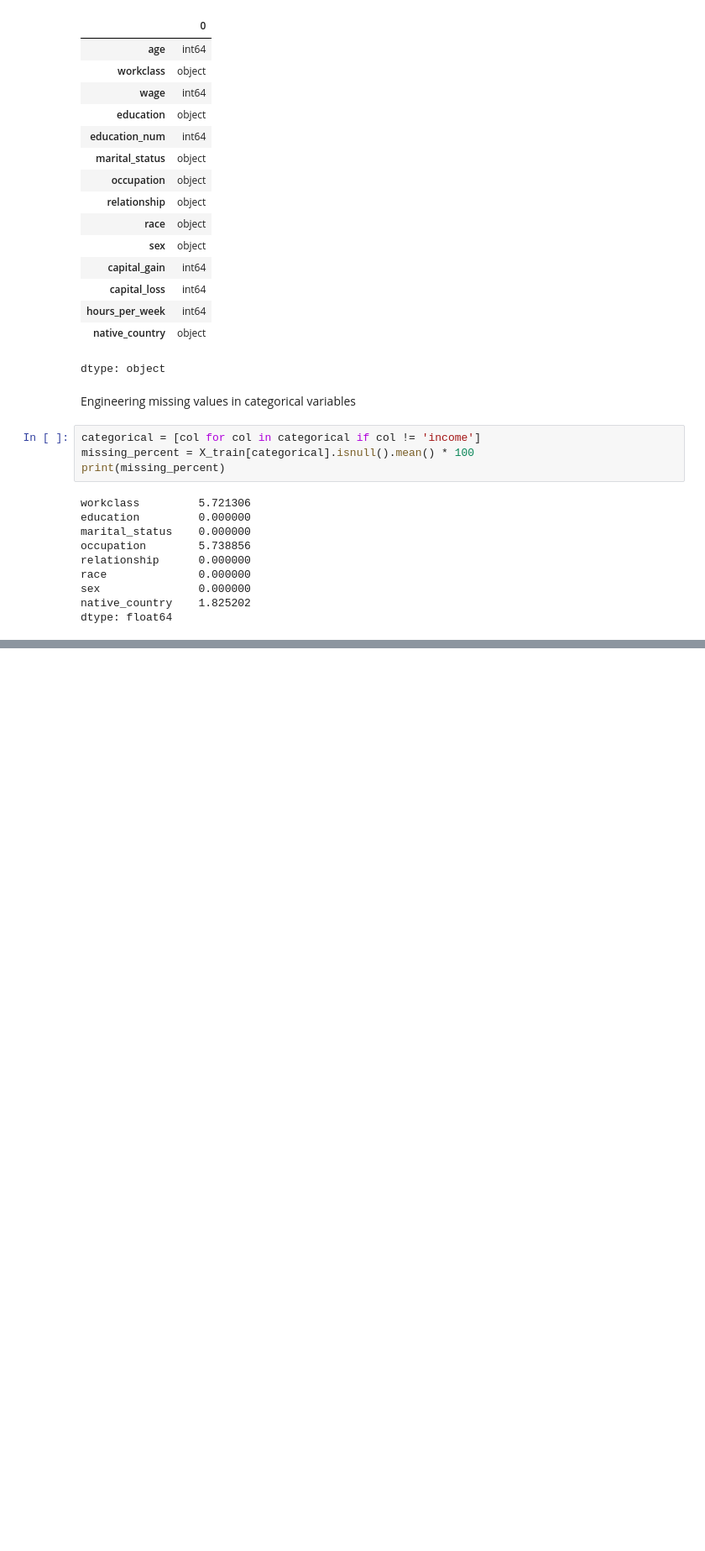
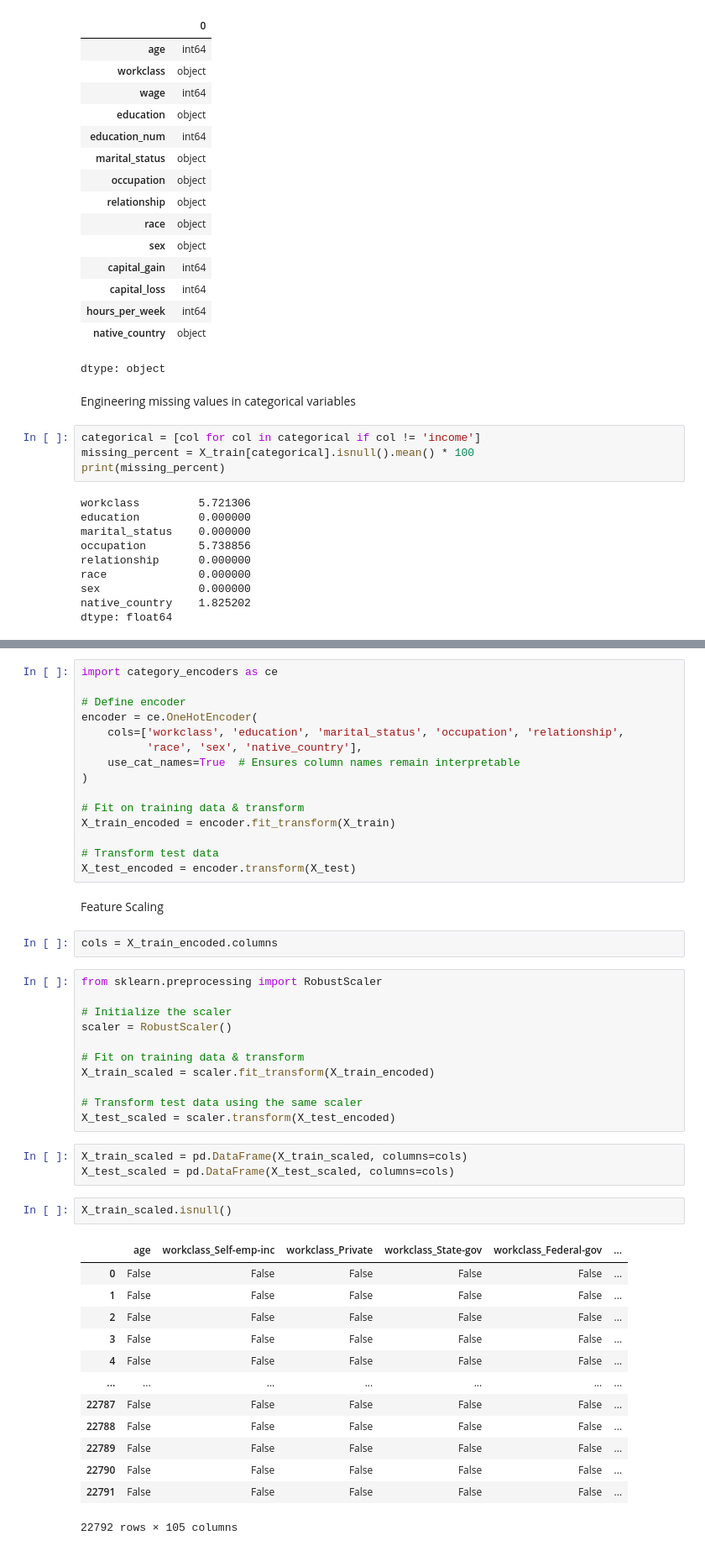
Before and after one commit to abdyraman/NaiveBayes, a Jupyter notebook: NaiveBayesipynb.ipynb, the cells around one changed output, grey strips where cells are left out. Shown at 84% size. Cells and saved outputs as stored; diff of their text form; blank space fills up the shorter version.

```diff
--- a/NaiveBayesipynb.ipynb
+++ b/NaiveBayesipynb.ipynb
@@ -381,0 +486,49 @@ dtype: float64
+# %%
+import category_encoders as ce
+
+# Define encoder
+encoder = ce.OneHotEncoder(
+    cols=['workclass', 'education', 'marital_status', 'occupation', 'relationship',
+          'race', 'sex', 'native_country'],
+    use_cat_names=True  # Ensures column names remain interpretable
+)
+
+# Fit on training data & transform
+X_train_encoded = encoder.fit_transform(X_train)
+
+# Transform test data
+X_test_encoded = encoder.transform(X_test)
+# %% [markdown]
+Feature Scaling
+# %%
+cols = X_train_encoded.columns
+# %%
+from sklearn.preprocessing import RobustScaler
+
+# Initialize the scaler
+scaler = RobustScaler()
+
+# Fit on training data & transform
+X_train_scaled = scaler.fit_transform(X_train_encoded)
+
+# Transform test data using the same scaler
+X_test_scaled = scaler.transform(X_test_encoded)
+# %%
+X_train_scaled = pd.DataFrame(X_train_scaled, columns=cols)
+X_test_scaled = pd.DataFrame(X_test_scaled, columns=cols)
+# %%
+X_train_scaled.isnull()
+# %% [output]
+|  | age | workclass_Self-emp-inc | workclass_Private | workclass_State-gov | workclass_Federal-gov | ... |
+| 0 | False | False | False | False | False | ... |
+| 1 | False | False | False | False | False | ... |
+| 2 | False | False | False | False | False | ... |
+| 3 | False | False | False | False | False | ... |
+| 4 | False | False | False | False | False | ... |
+| ... | ... | ... | ... | ... | ... | ... |
+| 22787 | False | False | False | False | False | ... |
+| 22788 | False | False | False | False | False | ... |
+| 22789 | False | False | False | False | False | ... |
+| 22790 | False | False | False | False | False | ... |
+| 22791 | False | False | False | False | False | ... |
+22792 rows × 105 columns
```
Also changed, not shown: parts of 29 cells of this notebook.
